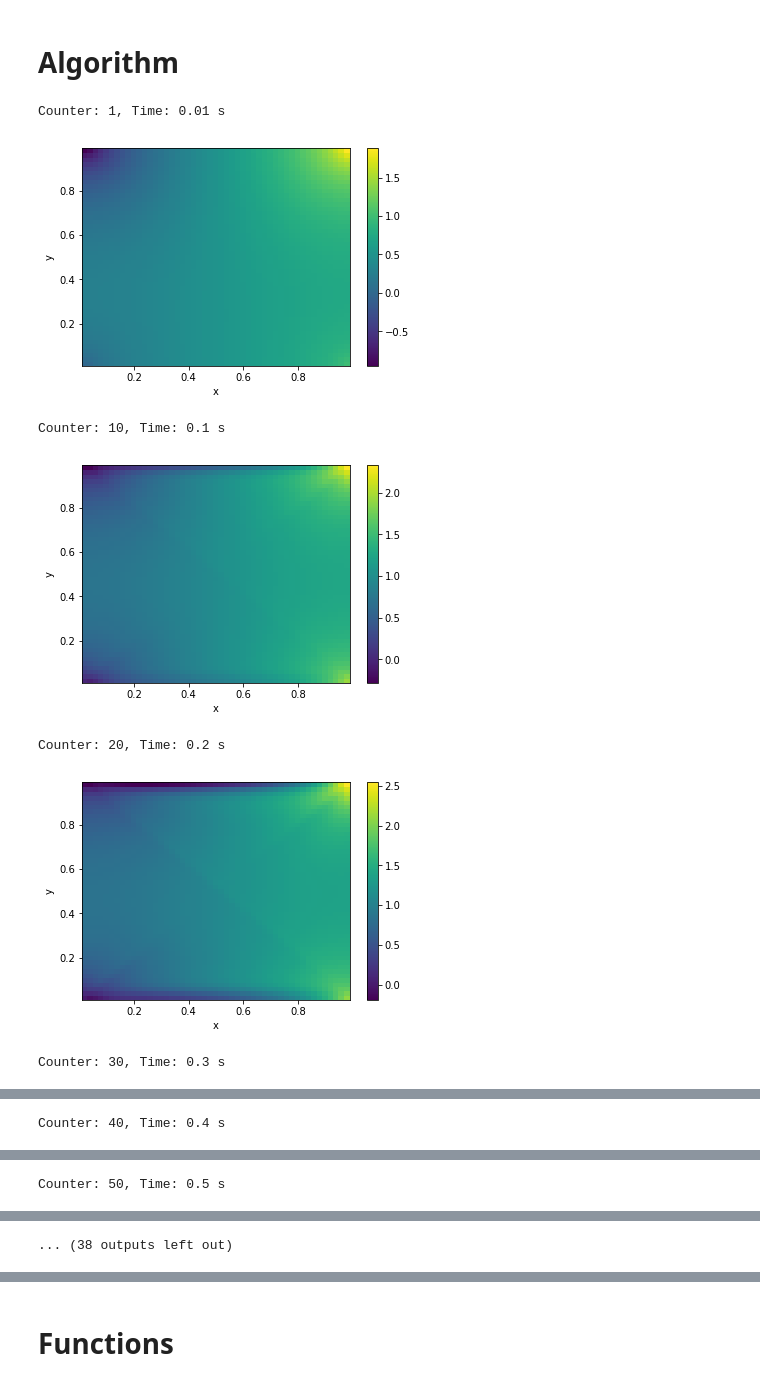
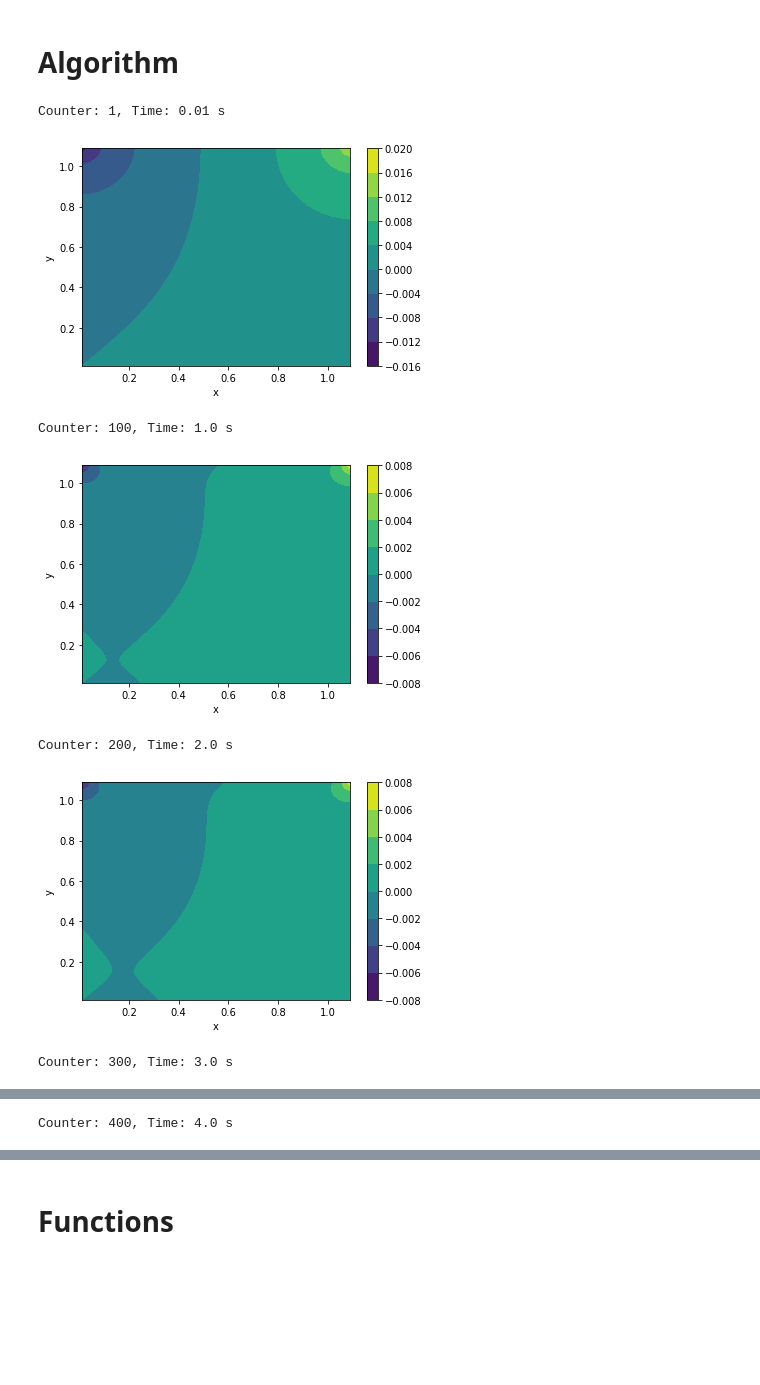
Before and after one commit to VHeusinkveld/2D_Incompressible_NV_Solver-CP4, a Jupyter notebook: navier_stokes.ipynb, the cells around one changed output, grey strips where cells are left out. Drawn from its saved outputs; the diff is of its cells as text; code cells hidden in the pictures; blank space fills up the shorter version.

```diff
--- a/navier_stokes.ipynb
+++ b/navier_stokes.ipynb
@@ -25,12 +25,12 @@ par = SimpleNamespace()
 
 const.Re = 1e2     # Reynolds number
 const.dt = 1e-2    # time step
-const.tf = 40e-1    # final time
-const.lx = 1       # width of box
-const.ly = 1       # height of box
+const.tf = 4e0    # final time
+const.lx = 1.1       # width of box
+const.ly = 1.1       # height of box
 const.nx = 50      # number of x-gridpoints
-const.ny = 50      # number of y-gridpoints
-const.nsteps = 10  # number of steps with graphic output
+const.ny = 50     # number of y-gridpoints
+const.nsteps = 100  # number of steps with graphic output
 
 const.nt = np.ceil(const.tf/const.dt)
 const.dt = const.tf/const.nt;
@@ -47,7 +47,7 @@ V = np.zeros((const.nx, const.ny-1), dtype = float)
 # BC's
 ## North, East, South, West
 
-uN = const.x*0 + 1
+uN = const.x*0 + 0.01
 uE = ave(const.y, 'h')*0
 uS = const.x*0
 uW = ave(const.y, 'h')*0
@@ -97,6 +97,7 @@ while loop:
     # Non linear terms
     Ue = np.vstack((uW, U, uE)).T
     Ue = np.vstack((2*uS-Ue[0,:], Ue ,2*uN-Ue[-1,:])).T
+
     Ve = np.vstack((vS, V.T, vN)).T
     Ve = np.vstack((2*vW-Ve[0,:], Ve, 2*vE-Ve[-1,:]))
 
@@ -106,9 +107,9 @@ while loop:
     ## Ve = np.concatenate((vW, np.concatenate((vS.T, V, vN.T), axis = 1), vE), axis = 0)
 
     ## Average and difference matrices
-    Ua = ave(Ue, 'v')
+    Ua = ave(Ue, 'h')
     Ud = np.diff(Ue, n=1, axis=1)/2
-    Va = ave(Ve, 'h')
+    Va = ave(Ve, 'v')
     Vd = np.diff(Ve, n=1, axis=0)/2
 
     ## Derivative matrices UV_x and UV_y
@@ -116,9 +117,9 @@ while loop:
     UVy = np.diff((Ua*Va - gamma(const, U, V)*Ud*np.abs(Va)), axis=1)/const.hy
 
     ## Average and difference matrices
-    Ua = ave(Ue[:,1:-1], 'h')
+    Ua = ave(Ue[:,1:-1], 'v')
     Ud = np.diff(Ue[:,1:-1], n=1, axis=0)/2
-    Va = ave(Ve[1:-1,:], 'v')
+    Va = ave(Ve[1:-1,:], 'h')
     Vd = np.diff(Ve[1:-1,:], n=1, axis=1)/2
 
     ## Derivative matrices U^2_x and U^2_y
@@ -130,45 +131,44 @@ while loop:
     V = V - const.dt*(UVx[:,1:-1] + V2y)
 
     # Implicit viscocity
-    u = spala.spsolve(Lu, np.reshape(U + Ubc,(-1,1)))
-    U = np.reshape(u,(const.nx-1, const.ny))
-    v = spala.spsolve(Lv, np.reshape(V + Vbc,(-1,1)))
-    V = np.reshape(v,(const.nx, const.ny-1))
+    u = spala.spsolve(Lu, np.reshape(U + Ubc,(-1,), order='F'))
+    U = np.reshape(u,(const.nx-1, const.ny), order='F')
+    v = spala.spsolve(Lv, np.reshape(V + Vbc,(-1,), order='F'))
+    V = np.reshape(v,(const.nx, const.ny-1), order='F')
 
     # Pressure correction
     # WIP, np.diff takes standard the difference over the last exis hence the y axis.
     grad_U = np.diff(np.vstack((uW, U, uE)), n=1, axis=0)/const.hx +\
              np.diff(np.vstack((vS, V.T, vN)).T, n=1, axis=1)/const.hy
-    rhs = (1/const.dt)*np.reshape(grad_U,(-1,1))
+    rhs = (1/const.dt)*np.reshape(grad_U,(-1,), order='F')
     p = -spala.spsolve(Lp, rhs)
-    P = np.reshape(p,(const.nx,const.ny))
+    P = np.reshape(p,(const.nx,const.ny), order='F')
     U = U - np.diff(P, n=1, axis=0)/const.hx*const.dt
     V = V - np.diff(P, n=1, axis=1)/const.hy*const.dt
 
     # Visualization
-
     [X, Y] = np.meshgrid(ave(const.x, 'h'), ave(const.y, 'h'))
-
     if counter%const.nsteps==0 or counter == 1:
         print('Counter: ' + str(counter) + ',', 'Time: ' + str(const.dt*counter) + ' s')
         # WIP
         # Add velocity contour arrows and possibly Q
         # Would suggest that we make movies like so:
         # https://stackoverflow.com/questions/44947505/how-to-make-a-movie-out-of-images-in-python
         fig = plt.figure()
-        contour = plt.pcolormesh(X, Y, P.T)
+        #contour = plt.pcolormesh(X, Y, P.T)
+        contour = plt.contourf(X, Y, P.T)
         plt.colorbar()
         plt.xlabel('x')
         plt.ylabel('y')
         plt.show()
 
     if counter == np.ceil(const.tf/const.dt):
         loop = False
 # %% [output]
 Counter: 1, Time: 0.01 s
-[figure, old version]
+[figure, new version]
-Counter: 10, Time: 0.1 s
+Counter: 100, Time: 1.0 s
-[figure, old version]
+[figure, new version]
-Counter: 20, Time: 0.2 s
+Counter: 200, Time: 2.0 s
-[figure, old version]
+[figure, new version]
-Counter: 30, Time: 0.3 s
+Counter: 300, Time: 3.0 s
@@ -176 +176 @@ Counter: 30, Time: 0.3 s
-Counter: 40, Time: 0.4 s
+Counter: 400, Time: 4.0 s
@@ -178 +177,0 @@ Counter: 40, Time: 0.4 s
-Counter: 50, Time: 0.5 s
@@ -180 +177,0 @@ Counter: 50, Time: 0.5 s
-... (38 outputs left out)
```
Also changed, not shown: parts of 10 cells of this notebook.
